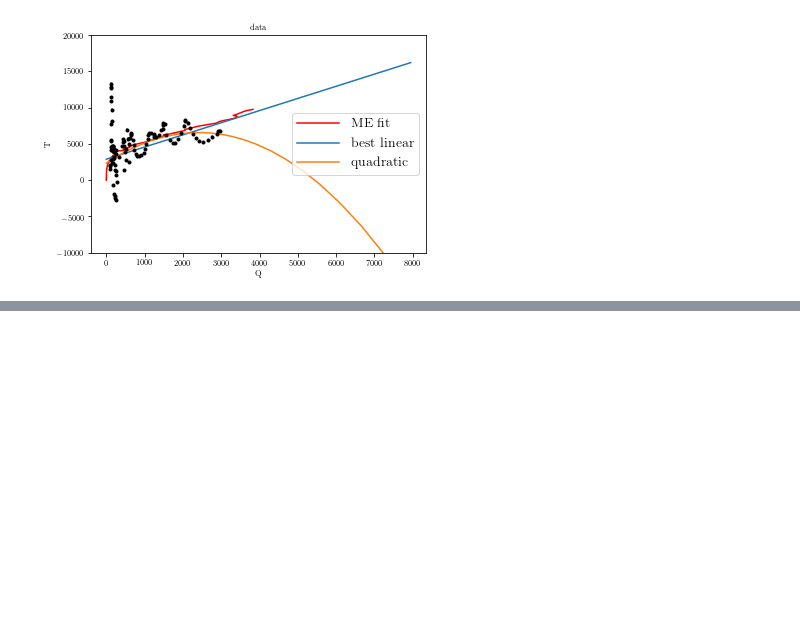
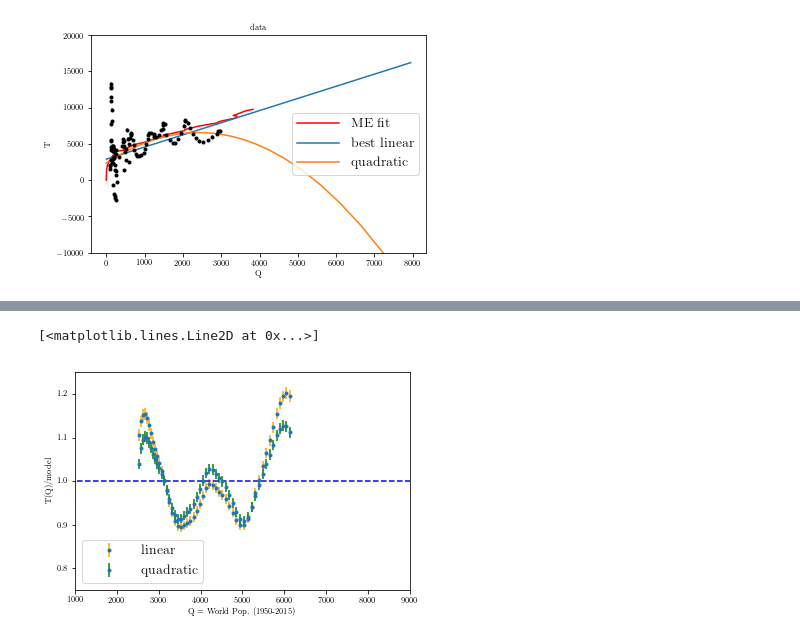
Before and after one commit to Ragadeepika-Pucha/astr-324-s17, a Jupyter notebook: notebooks/Extras-economics.ipynb, the cells around one changed output, grey strips where cells are left out. Saved outputs shown, nothing was run; the diff lists cells and outputs as text; code cells hidden in the pictures; blank space fills up the shorter version.

```diff
--- a/notebooks/Extras-economics.ipynb
+++ b/notebooks/Extras-economics.ipynb
@@ -231,0 +334,20 @@ ax.set_ylim(-10000, 20000)
+# %%
+# residuals
+rat1 = T / polynomial_fit(theta1, wp)
+rat1err = Terr / polynomial_fit(theta1, wp)
+rat2 = T / polynomial_fit(theta2, wp)
+rat2err = Terr / polynomial_fit(theta2, wp)
+
+# plot
+fig, ax = plt.subplots()
+ax.errorbar(wp, rat1, rat1err, fmt='.', ecolor='orange', label='linear')
+ax.errorbar(wp, rat2, rat2err, fmt='.', ecolor='green', label='quadratic')
+
+ax.set(xlabel='Q = World Pop. (1950-2015)', ylabel='T(Q)/model')
+ax.set_xlim(1000, 9000)
+ax.set_ylim(0.75, 1.25)
+ax.legend(loc='best', fontsize=14)
+ax.plot([0,10000], [1.0, 1.0], '--', c='blue')
+# %% [output]
+[<matplotlib.lines.Line2D at 0x...>]
+[figure, added]
```
Also changed, not shown: parts of 15 cells of this notebook.
